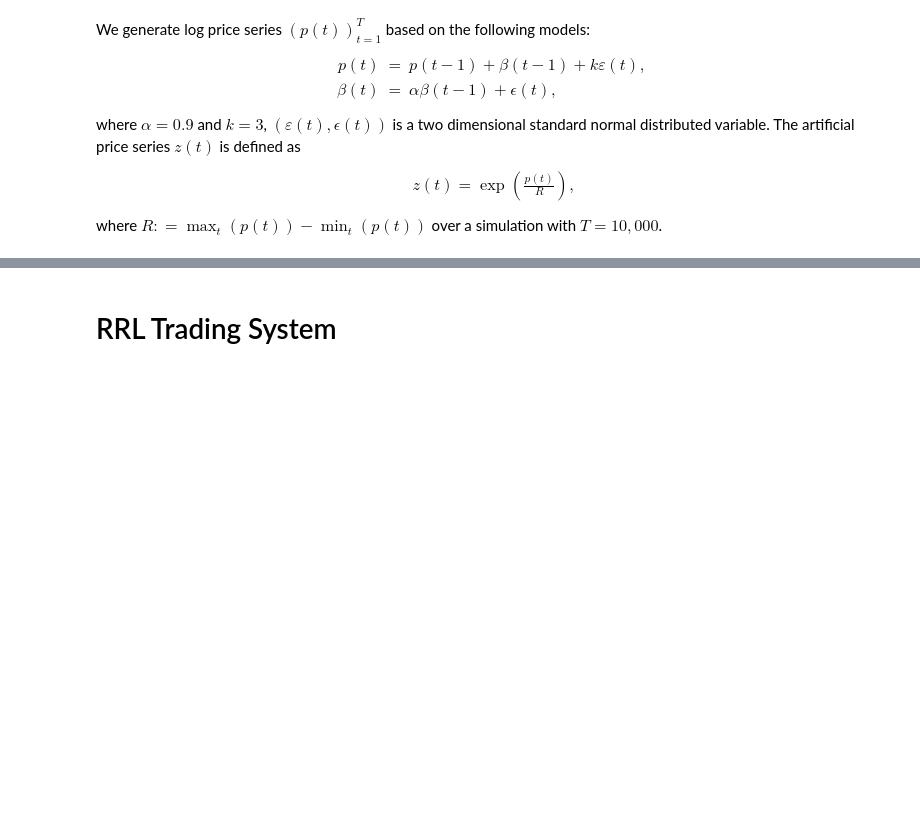
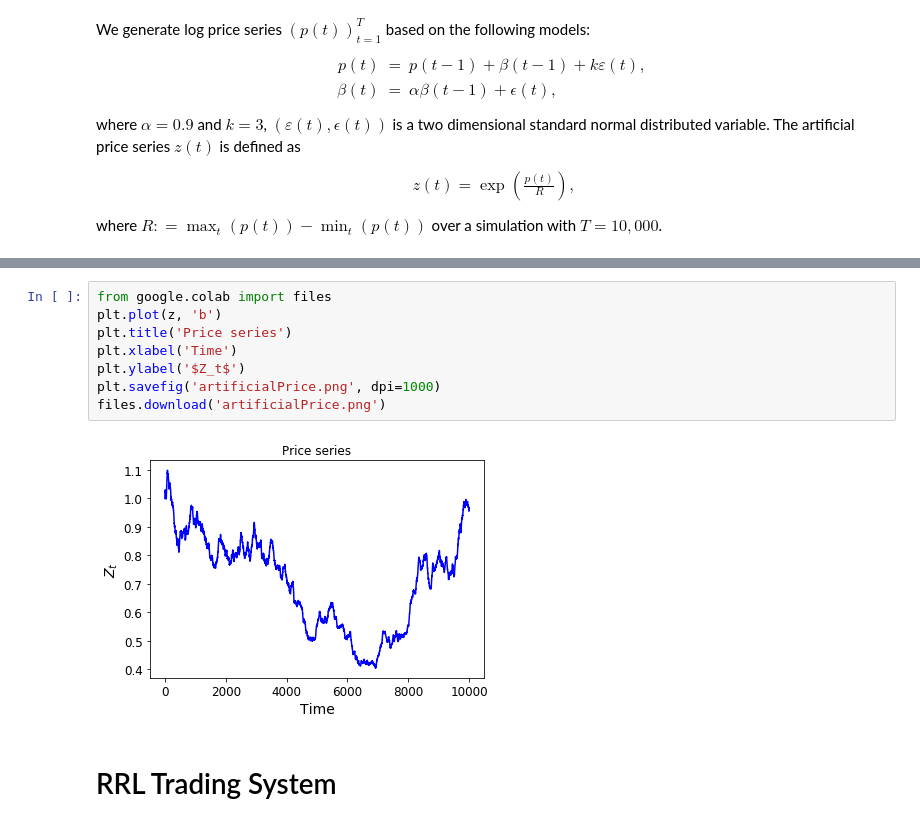
Before and after one commit to deepintomlf/mlfbook, a Jupyter notebook: Chapter8_ReinforcementLearning/RRL.ipynb, the cells around one changed output, grey strips where cells are left out. Cells and saved outputs as stored; diff of their text form; blank space fills up the shorter version.

```diff
--- a/Chapter8_ReinforcementLearning/RRL.ipynb
+++ b/Chapter8_ReinforcementLearning/RRL.ipynb
@@ -108,3 +113,13 @@ plt.show()
+# %%
+from google.colab import files
+plt.plot(z, 'b')
+plt.title('Price series')
+plt.xlabel('Time')
+plt.ylabel('$Z_t$')
+plt.savefig('artificialPrice.png', dpi=1000)
+files.download('artificialPrice.png')
+# %% [output]
+[figure, added]
 # %% [markdown]
 # RRL Trading System
 # %% [markdown]
```
Also changed, not shown: parts of 12 cells of this notebook.
